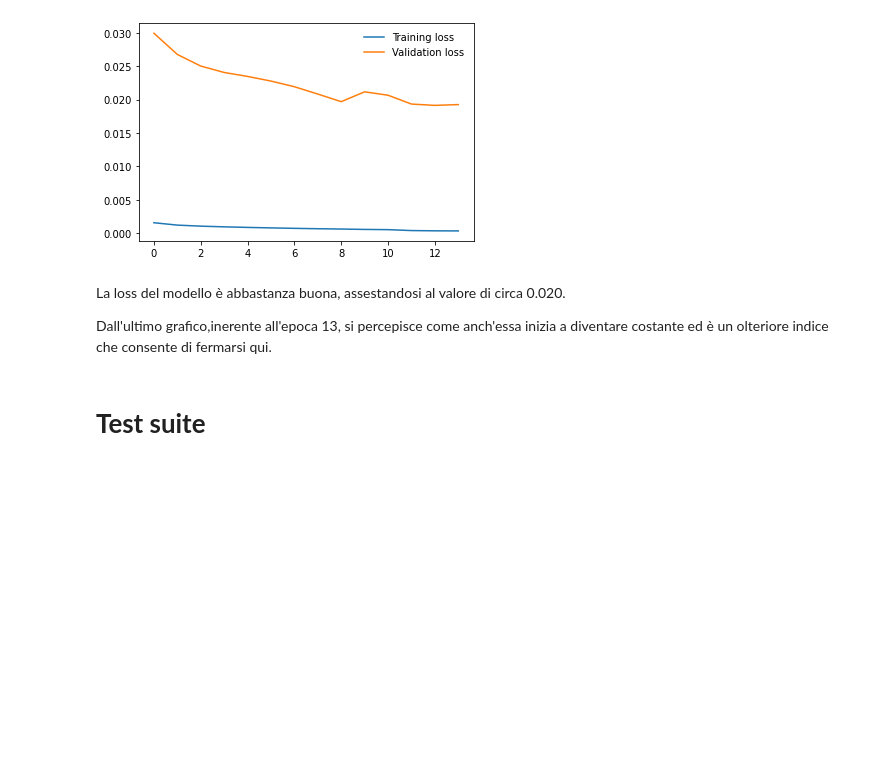
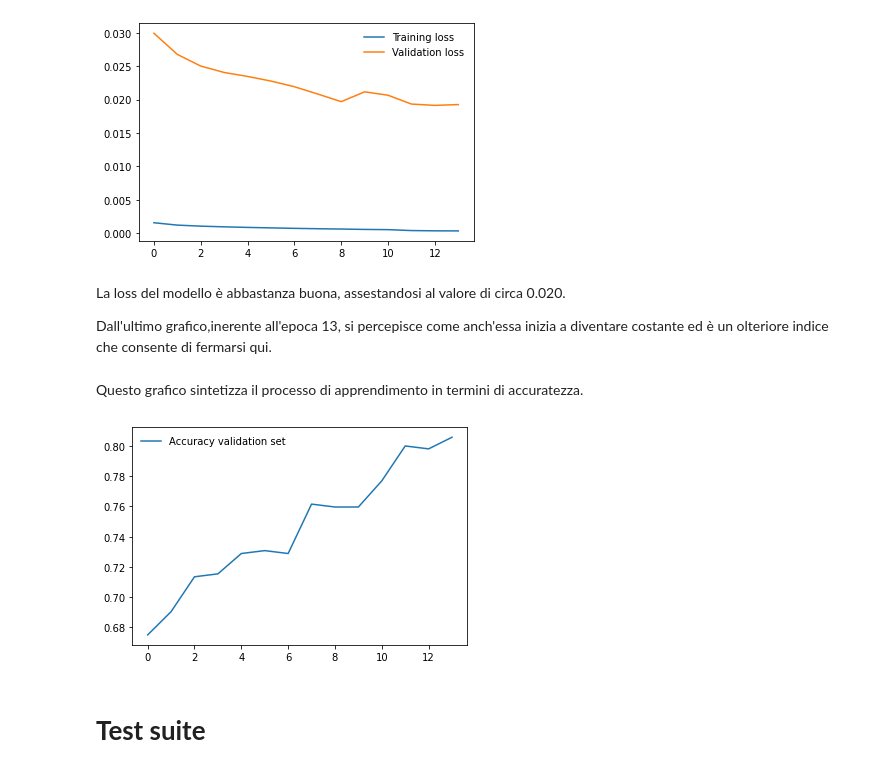
Before and after one commit to Elmaravilla7/ProgettoCV, a Jupyter notebook: Esame204898.ipynb, the cells around one changed output. Cells and saved outputs as stored; diff of their text form; code cells hidden in the pictures; blank space fills up the shorter version.

```diff
--- a/Esame204898.ipynb
+++ b/Esame204898.ipynb
@@ -822,6 +865,12 @@ def graficoL(train_loss,val_loss):
     plt.legend(frameon=False)
     plt.show()
 
+def grafico(val_accs):
+    plt.plot(range(len(val_accs)),val_accs, label='Accuracy validation set')
+    plt.legend(frameon=False)
+    plt.show()
+
+
 
 def plot_confusion_matrix(matrix):
     fig = plt.figure(figsize=(8,8))
@@ -959,6 +1008,12 @@ Carico il modello!
 La loss del modello è abbastanza buona, assestandosi al valore di circa 0.020.
 
 Dall'ultimo grafico,inerente all'epoca 13, si percepisce come anch'essa inizia a diventare costante ed è un olteriore indice che consente di fermarsi qui.
+# %% [markdown]
+Questo grafico sintetizza il processo di apprendimento in termini di accuratezza.
+# %%
+grafico(val_accs)
+# %% [output]
+[figure, added]
 # %% [markdown]
 # **Test suite**
 # %% [markdown]
```
Also changed, not shown: parts of 13 cells of this notebook.
